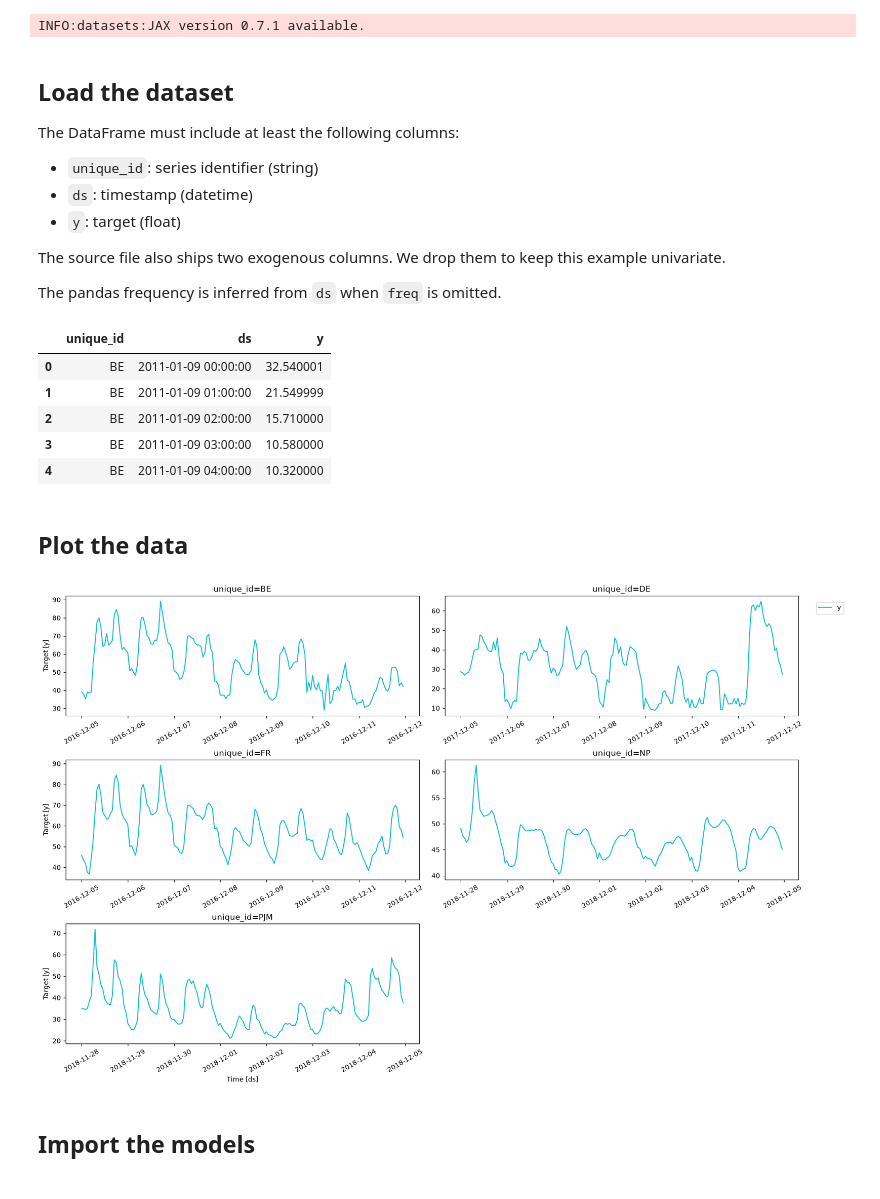
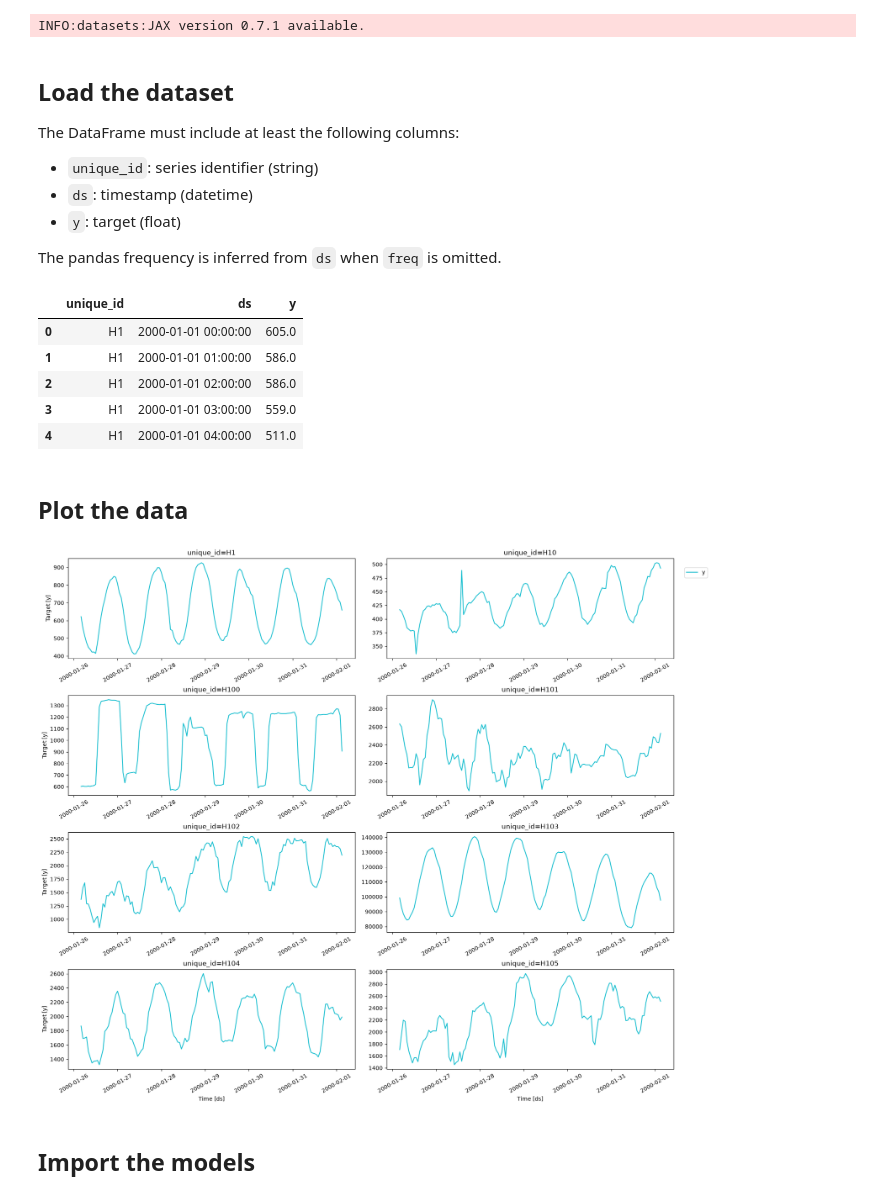
Before and after one commit to TimeCopilot/foundationforecast, a Jupyter notebook: docs/examples/conformal-prediction.ipynb, the cells around one changed output. Drawn from its saved outputs; the diff is of its cells as text; code cells hidden in the pictures.

```diff
--- a/docs/examples/conformal-prediction.ipynb
+++ b/docs/examples/conformal-prediction.ipynb
@@ -75,26 +75,26 @@ The DataFrame must include at least the following columns:
 - `ds`: timestamp (datetime)
 - `y`: target (float)
 
-The source file also ships two exogenous columns. We drop them to keep this example univariate.
-
 The pandas frequency is inferred from `ds` when `freq` is omitted.
 # %%
-DATA = "https://timecopilot.s3.amazonaws.com/public/data/electricity_price"
-df = pd.read_parquet(f"{DATA}/train.parquet")[["unique_id", "ds", "y"]]
+df = pd.read_parquet(
+    "https://timecopilot.s3.amazonaws.com/public/data/m4-hourly.parquet"
+)
+df = df[df["unique_id"].isin(df["unique_id"].unique()[:8])]
 df.head()
 # %% [output]
 |  | unique_id | ds | y |
-| 0 | BE | 2011-01-09 00:00:00 | 32.540001 |
-| 1 | BE | 2011-01-09 01:00:00 | 21.549999 |
-| 2 | BE | 2011-01-09 02:00:00 | 15.710000 |
-| 3 | BE | 2011-01-09 03:00:00 | 10.580000 |
-| 4 | BE | 2011-01-09 04:00:00 | 10.320000 |
+| 0 | H1 | 2000-01-01 00:00:00 | 605.0 |
+| 1 | H1 | 2000-01-01 01:00:00 | 586.0 |
+| 2 | H1 | 2000-01-01 02:00:00 | 586.0 |
+| 3 | H1 | 2000-01-01 03:00:00 | 559.0 |
+| 4 | H1 | 2000-01-01 04:00:00 | 511.0 |
 # %% [markdown]
 ## Plot the data
 # %%
-FoundationForecast.plot(df, max_insample_length=24 * 7)
+FoundationForecast.plot(df, max_insample_length=48 * 3, plot_random=False)
 # %% [output]
-[figure, old version]
+[figure, new version]
 # %% [markdown]
 ## Import the models
 # %%
```
Also changed, not shown: parts of 10 cells of this notebook, 2 other files.
